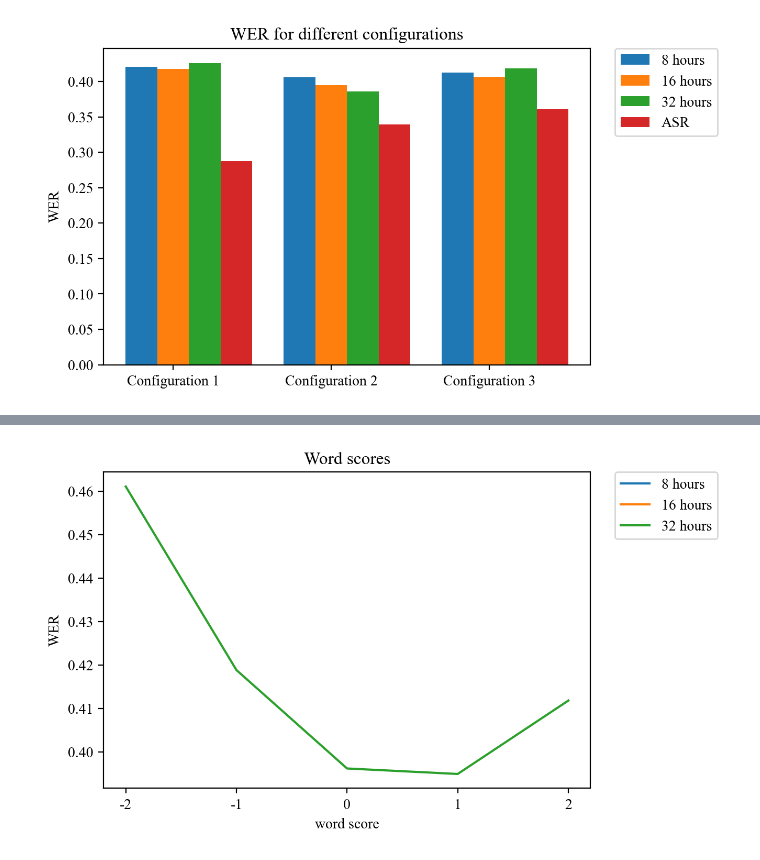
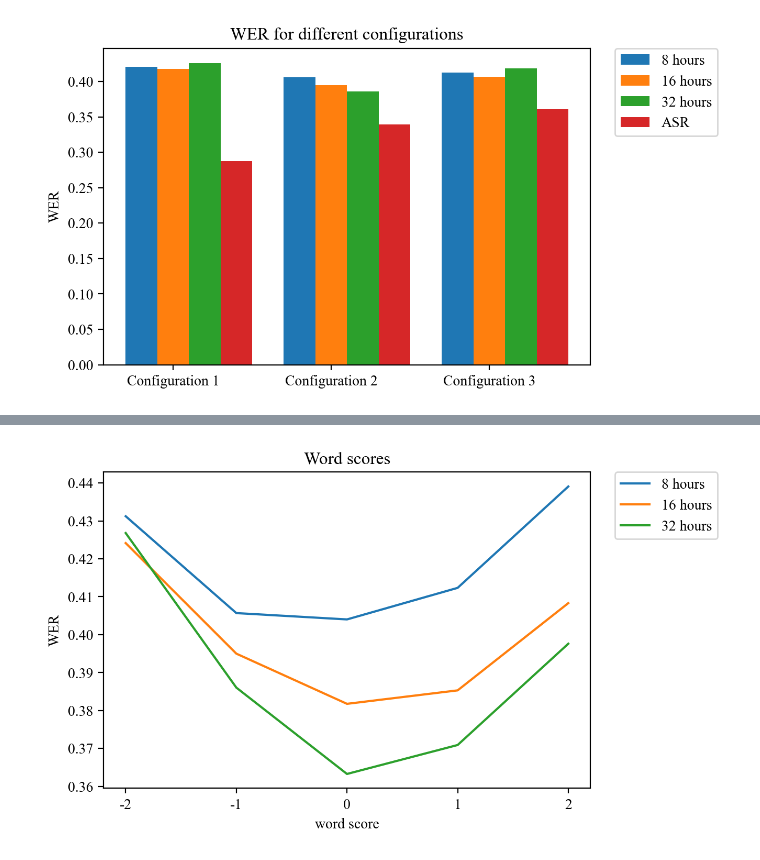
Before and after one commit to Thomaskolb/bsc-thesis, a Jupyter notebook: scripts/results/thesis-results.ipynb, the cells around one changed output, grey strips where cells are left out. Drawn from its saved outputs; the diff is of its cells as text; code cells hidden in the pictures.

```diff
--- a/scripts/results/thesis-results.ipynb
+++ b/scripts/results/thesis-results.ipynb
@@ -131,21 +134,21 @@ plt.show()
-# %%
-# Fine-tuning base10 - different word scores - WER
-
-# testset: 'test'
-data = {
-        '8 hours': [],
-        '16 hours': [],
-        '32 hours': [0.46112289783367766, 0.4188714403522149, 0.39619327270468824, 0.3949318684814962, 0.41183074880718246]
-       }
-
-fig, ax = plt.subplots()
-for key in data:
-    ax.plot(data[key], label=key)
-plt.title('Word scores')
-plt.xlabel('word score')
-plt.ylabel('WER')
-plt.xticks(list(range(5)), [-2, -1, 0, 1, 2])
-ax.legend(bbox_to_anchor=(1.05, 1), loc='upper left', borderaxespad=0.)
-plt.show()
-# %% [output]
-[figure, removed]
+# %%
+# Fine-tuning base10 - different word scores - WER
+
+# testset: 'test'
+data = {
+        '8 hours': [0.4312308786641041, 0.4056876739594236, 0.4040174476371503, 0.41233950446411727, 0.4390619509242079],
+        '16 hours': [0.4241463660812583, 0.3949950689869304, 0.3817633490700113, 0.3853108197624748, 0.40831050499950594],
+        '32 hours': [0.42679490237207707, 0.3860400177398728, 0.36327317502963746, 0.37090529099844527, 0.39761084017397336]
+       }
+
+fig, ax = plt.subplots()
+for key in data:
+    ax.plot(data[key], label=key)
+plt.title('Word scores')
+plt.xlabel('word score')
+plt.ylabel('WER')
+plt.xticks(list(range(5)), [-2, -1, 0, 1, 2])
+ax.legend(bbox_to_anchor=(1.05, 1), loc='upper left', borderaxespad=0.)
+plt.show()
+# %% [output]
+[figure, added]
```
Also changed, not shown: parts of 2 cells of this notebook, 1 other file.
